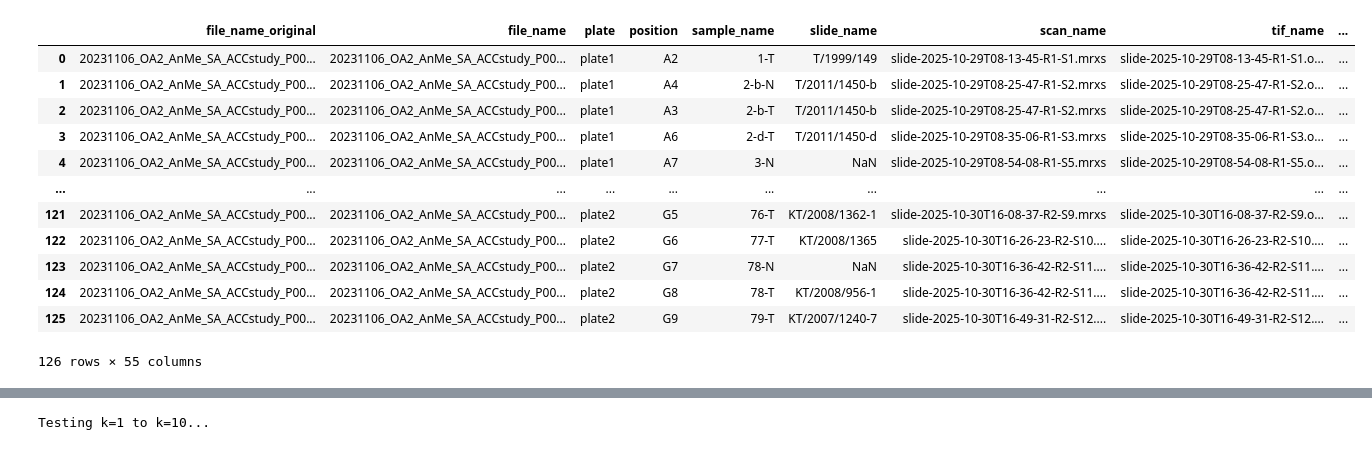
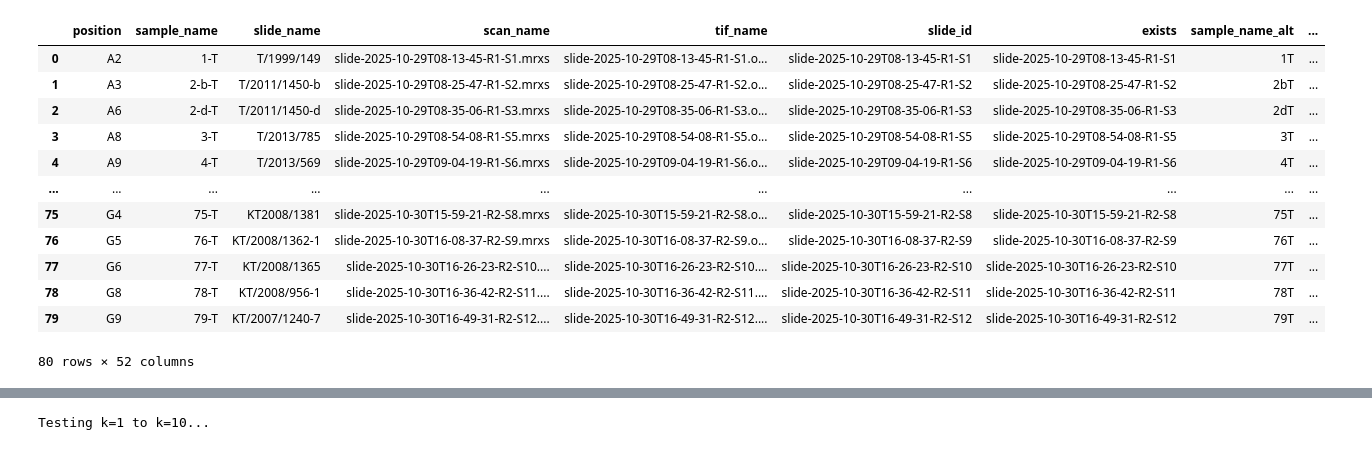
Before and after one commit to Ahmed93Saber/Augsburg, a Jupyter notebook: k_means.ipynb, the cells around one changed output, grey strips where cells are left out. Cells and saved outputs as stored; diff of their text form; code cells hidden in the pictures.

```diff
--- a/k_means.ipynb
+++ b/k_means.ipynb
@@ -13,24 +13,24 @@ from plotly.subplots import make_subplots
 # %%
 parent_dir = r"W:\pathologie\bioinfo-archive\UK_Augsburg_Claus\KristianUnger\TitanFeatures\20x_512px_0px_overlap\slide_features_titan"
 h5_key = "features"
-df_path = r"W:\pathologie\bioinfo-archive\UK_Augsburg_Claus\KristianUnger\sample_info_KU_curated_120226.xlsx"
-df = pd.read_excel(df_path, sheet_name='sample_info_curated')
+df_path = "dataframes/pediatric_imputed_survival.csv"
+df = pd.read_csv(df_path)
 df = df.dropna(subset=['scan_name']).reset_index(drop=True)
 df
 # %% [output]
-|  | file_name_original | file_name | plate | position | sample_name | slide_name | scan_name | tif_name | ... |
-| 0 | 20231106_OA2_AnMe_SA_ACCstudy_P00... | 20231106_OA2_AnMe_SA_ACCstudy_P00... | plate1 | A2 | 1-T | T/1999/149 | slide-2025-10-29T08-13-45-R1-S1.mrxs | slide-2025-10-29T08-13-45-R1-S1.o... | ... |
-| 1 | 20231106_OA2_AnMe_SA_ACCstudy_P00... | 20231106_OA2_AnMe_SA_ACCstudy_P00... | plate1 | A4 | 2-b-N | T/2011/1450-b | slide-2025-10-29T08-25-47-R1-S2.mrxs | slide-2025-10-29T08-25-47-R1-S2.o... | ... |
-| 2 | 20231106_OA2_AnMe_SA_ACCstudy_P00... | 20231106_OA2_AnMe_SA_ACCstudy_P00... | plate1 | A3 | 2-b-T | T/2011/1450-b | slide-2025-10-29T08-25-47-R1-S2.mrxs | slide-2025-10-29T08-25-47-R1-S2.o... | ... |
-| 3 | 20231106_OA2_AnMe_SA_ACCstudy_P00... | 20231106_OA2_AnMe_SA_ACCstudy_P00... | plate1 | A6 | 2-d-T | T/2011/1450-d | slide-2025-10-29T08-35-06-R1-S3.mrxs | slide-2025-10-29T08-35-06-R1-S3.o... | ... |
-| 4 | 20231106_OA2_AnMe_SA_ACCstudy_P00... | 20231106_OA2_AnMe_SA_ACCstudy_P00... | plate1 | A7 | 3-N | NaN | slide-2025-10-29T08-54-08-R1-S5.mrxs | slide-2025-10-29T08-54-08-R1-S5.o... | ... |
+|  | position | sample_name | slide_name | scan_name | tif_name | slide_id | exists | sample_name_alt | ... |
+| 0 | A2 | 1-T | T/1999/149 | slide-2025-10-29T08-13-45-R1-S1.mrxs | slide-2025-10-29T08-13-45-R1-S1.o... | slide-2025-10-29T08-13-45-R1-S1 | slide-2025-10-29T08-13-45-R1-S1 | 1T | ... |
+| 1 | A3 | 2-b-T | T/2011/1450-b | slide-2025-10-29T08-25-47-R1-S2.mrxs | slide-2025-10-29T08-25-47-R1-S2.o... | slide-2025-10-29T08-25-47-R1-S2 | slide-2025-10-29T08-25-47-R1-S2 | 2bT | ... |
+| 2 | A6 | 2-d-T | T/2011/1450-d | slide-2025-10-29T08-35-06-R1-S3.mrxs | slide-2025-10-29T08-35-06-R1-S3.o... | slide-2025-10-29T08-35-06-R1-S3 | slide-2025-10-29T08-35-06-R1-S3 | 2dT | ... |
+| 3 | A8 | 3-T | T/2013/785 | slide-2025-10-29T08-54-08-R1-S5.mrxs | slide-2025-10-29T08-54-08-R1-S5.o... | slide-2025-10-29T08-54-08-R1-S5 | slide-2025-10-29T08-54-08-R1-S5 | 3T | ... |
+| 4 | A9 | 4-T | T/2013/569 | slide-2025-10-29T09-04-19-R1-S6.mrxs | slide-2025-10-29T09-04-19-R1-S6.o... | slide-2025-10-29T09-04-19-R1-S6 | slide-2025-10-29T09-04-19-R1-S6 | 4T | ... |
 | ... | ... | ... | ... | ... | ... | ... | ... | ... | ... |
-| 121 | 20231106_OA2_AnMe_SA_ACCstudy_P00... | 20231106_OA2_AnMe_SA_ACCstudy_P00... | plate2 | G5 | 76-T | KT/2008/1362-1 | slide-2025-10-30T16-08-37-R2-S9.mrxs | slide-2025-10-30T16-08-37-R2-S9.o... | ... |
-| 122 | 20231106_OA2_AnMe_SA_ACCstudy_P00... | 20231106_OA2_AnMe_SA_ACCstudy_P00... | plate2 | G6 | 77-T | KT/2008/1365 | slide-2025-10-30T16-26-23-R2-S10.... | slide-2025-10-30T16-26-23-R2-S10.... | ... |
-| 123 | 20231106_OA2_AnMe_SA_ACCstudy_P00... | 20231106_OA2_AnMe_SA_ACCstudy_P00... | plate2 | G7 | 78-N | NaN | slide-2025-10-30T16-36-42-R2-S11.... | slide-2025-10-30T16-36-42-R2-S11.... | ... |
-| 124 | 20231106_OA2_AnMe_SA_ACCstudy_P00... | 20231106_OA2_AnMe_SA_ACCstudy_P00... | plate2 | G8 | 78-T | KT/2008/956-1 | slide-2025-10-30T16-36-42-R2-S11.... | slide-2025-10-30T16-36-42-R2-S11.... | ... |
-| 125 | 20231106_OA2_AnMe_SA_ACCstudy_P00... | 20231106_OA2_AnMe_SA_ACCstudy_P00... | plate2 | G9 | 79-T | KT/2007/1240-7 | slide-2025-10-30T16-49-31-R2-S12.... | slide-2025-10-30T16-49-31-R2-S12.... | ... |
+| 75 | G4 | 75-T | KT2008/1381 | slide-2025-10-30T15-59-21-R2-S8.mrxs | slide-2025-10-30T15-59-21-R2-S8.o... | slide-2025-10-30T15-59-21-R2-S8 | slide-2025-10-30T15-59-21-R2-S8 | 75T | ... |
+| 76 | G5 | 76-T | KT/2008/1362-1 | slide-2025-10-30T16-08-37-R2-S9.mrxs | slide-2025-10-30T16-08-37-R2-S9.o... | slide-2025-10-30T16-08-37-R2-S9 | slide-2025-10-30T16-08-37-R2-S9 | 76T | ... |
+| 77 | G6 | 77-T | KT/2008/1365 | slide-2025-10-30T16-26-23-R2-S10.... | slide-2025-10-30T16-26-23-R2-S10.... | slide-2025-10-30T16-26-23-R2-S10 | slide-2025-10-30T16-26-23-R2-S10 | 77T | ... |
+| 78 | G8 | 78-T | KT/2008/956-1 | slide-2025-10-30T16-36-42-R2-S11.... | slide-2025-10-30T16-36-42-R2-S11.... | slide-2025-10-30T16-36-42-R2-S11 | slide-2025-10-30T16-36-42-R2-S11 | 78T | ... |
+| 79 | G9 | 79-T | KT/2007/1240-7 | slide-2025-10-30T16-49-31-R2-S12.... | slide-2025-10-30T16-49-31-R2-S12.... | slide-2025-10-30T16-49-31-R2-S12 | slide-2025-10-30T16-49-31-R2-S12 | 79T | ... |
-126 rows × 55 columns
+80 rows × 52 columns
 # %%
 embeddings = []
 valid_indices = []
```
Also changed, not shown: parts of 3 cells of this notebook, 5 other files.
